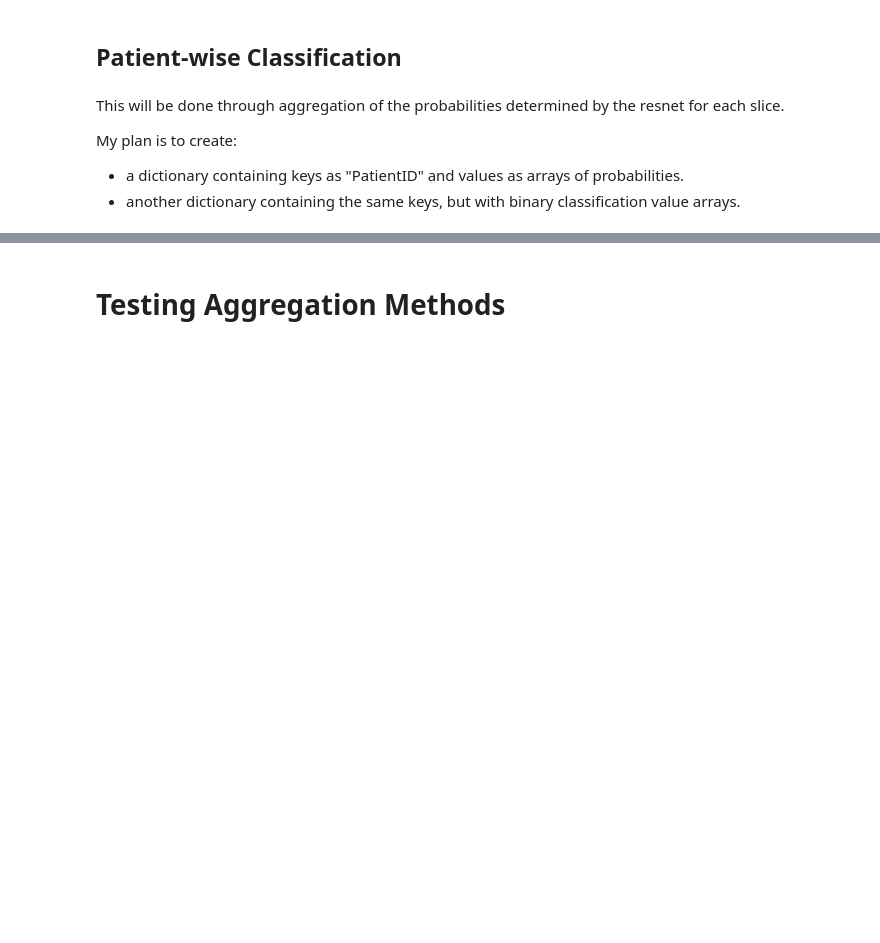
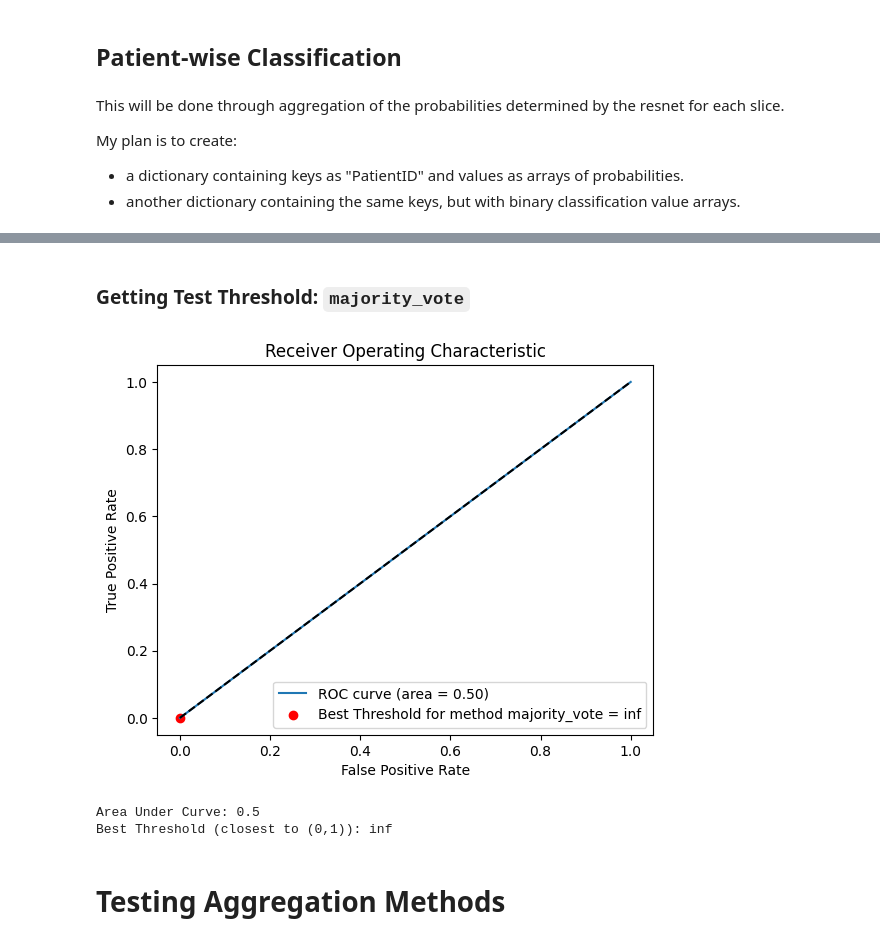
Before and after one commit to rafael-andre1/AI-for-Interstitial-Lung-Disease-Classification, a Jupyter notebook: 3 - resnetTesting/3.3 - evalAsPatient/Part 1 - aggregateProbabilities.ipynb, the cells around one changed output, grey strips where cells are left out. Saved outputs shown, nothing was run; the diff lists cells and outputs as text; code cells hidden in the pictures; blank space fills up the shorter version.

```diff
--- a/3 - resnetTesting/3.3 - evalAsPatient/Part 1 - aggregateProbabilities.ipynb
+++ b/3 - resnetTesting/3.3 - evalAsPatient/Part 1 - aggregateProbabilities.ipynb
@@ -638,3 +653,11 @@ def getROCAggregateINCOMPLETE(model, dataset, aggregate_criteria="mean", thresho
+# %% [markdown]
+### Getting Test Threshold: `majority_vote`
+# %%
+maj_thresh, maj_roc_auc = getROCAggregate(resnet_eval, test_dataset, threshold_eval, aggregate_criteria="majority_vote")
+# %% [output]
+[figure, added]
+Area Under Curve: 0.5
+Best Threshold (closest to (0,1)): inf
 # %%
 def evalPatientProbResNet(resnet18, test_dataset, threshold, aggregate_criteria="mean", n=1, class_condition="1_is_enough", verbose=True):
     device = torch.device("cuda" if torch.cuda.is_available() else "cpu")
```
Also changed, not shown: parts of 6 cells of this notebook, 2 other files.
